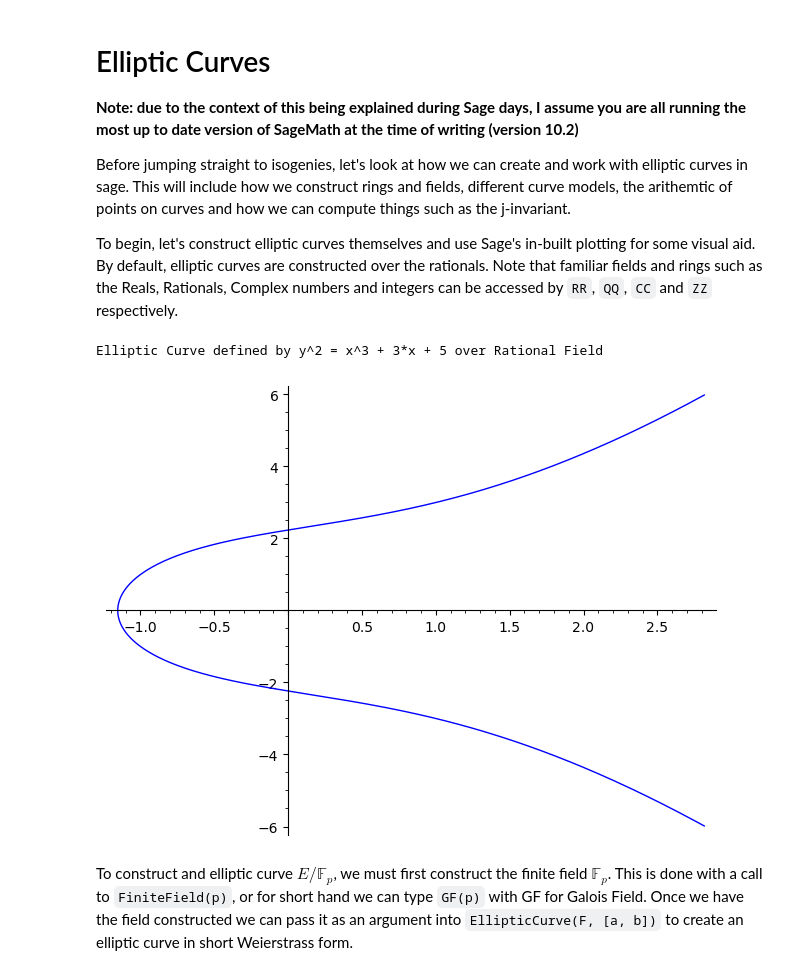
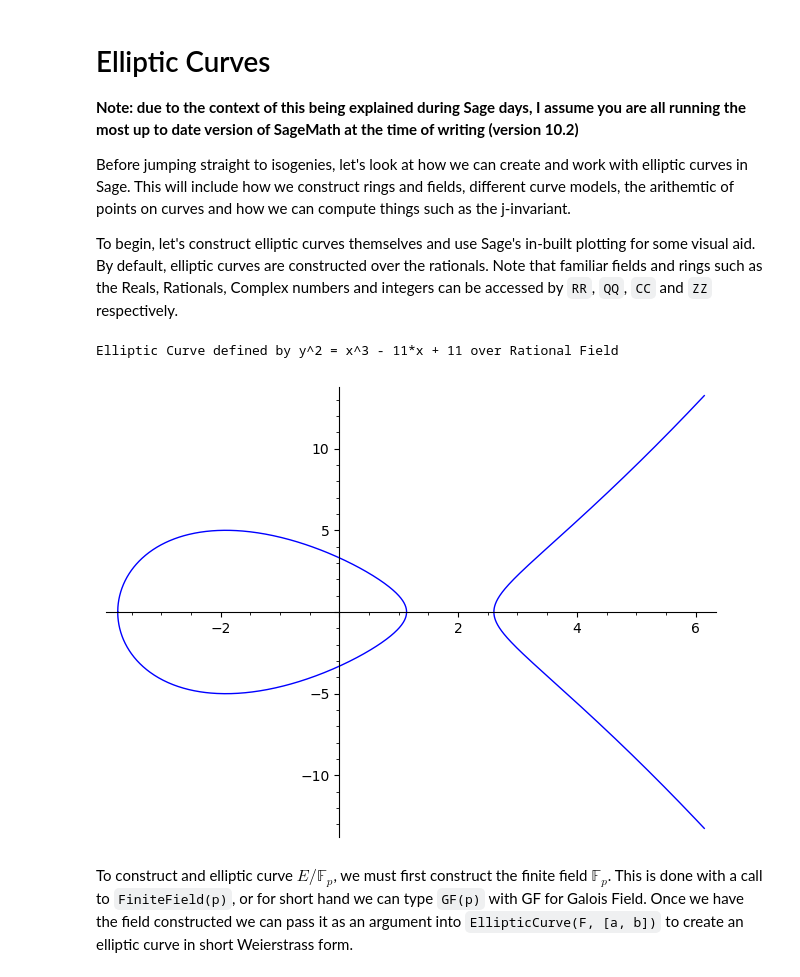
Before and after one commit to GiacomoPope/i-sage-ny-days, a Jupyter notebook: elliptic_curves.ipynb, the cells around one changed output. Drawn from its saved outputs; the diff is of its cells as text; code cells hidden in the pictures.

```diff
--- a/elliptic_curves.ipynb
+++ b/elliptic_curves.ipynb
@@ -3,17 +3,17 @@
 
 **Note: due to the context of this being explained during Sage days, I assume you are all running the most up to date version of SageMath at the time of writing (version 10.2)**
 
-Before jumping straight to isogenies, let's look at how we can create and work with elliptic curves in sage. This will include how we construct rings and fields, different curve models, the arithemtic of points on curves and how we can compute things such as the j-invariant.
+Before jumping straight to isogenies, let's look at how we can create and work with elliptic curves in Sage. This will include how we construct rings and fields, different curve models, the arithemtic of points on curves and how we can compute things such as the j-invariant.
 
 To begin, let's construct elliptic curves themselves and use Sage's in-built plotting for some visual aid. By default, elliptic curves are constructed over the rationals. Note that familiar fields and rings such as the Reals, Rationals, Complex numbers and integers can be accessed by `RR`, `QQ`, `CC` and `ZZ` respectively.
 # %%
-E = EllipticCurve([3, 5])
-assert E is EllipticCurve(QQ, [3, 5])
+E = EllipticCurve([-11, 11])
+assert E is EllipticCurve(QQ, [-11, 11])
 print(E)
 E.plot()
 # %% [output]
-Elliptic Curve defined by y^2 = x^3 + 3*x + 5 over Rational Field
+Elliptic Curve defined by y^2 = x^3 - 11*x + 11 over Rational Field
-[figure, old version]
+[figure, new version]
 # %% [markdown]
 To construct and elliptic curve $E / \mathbb{F}_p$, we must first construct the finite field $\mathbb{F}_p$. This is done with a call to `FiniteField(p)`, or for short hand we can type `GF(p)` with GF for Galois Field. Once we have the field constructed we can pass it as an argument into `EllipticCurve(F, [a, b])` to create an elliptic curve in short Weierstrass form.
 # %%
```
Also changed, not shown: parts of 12 cells of this notebook, 1 other file.
